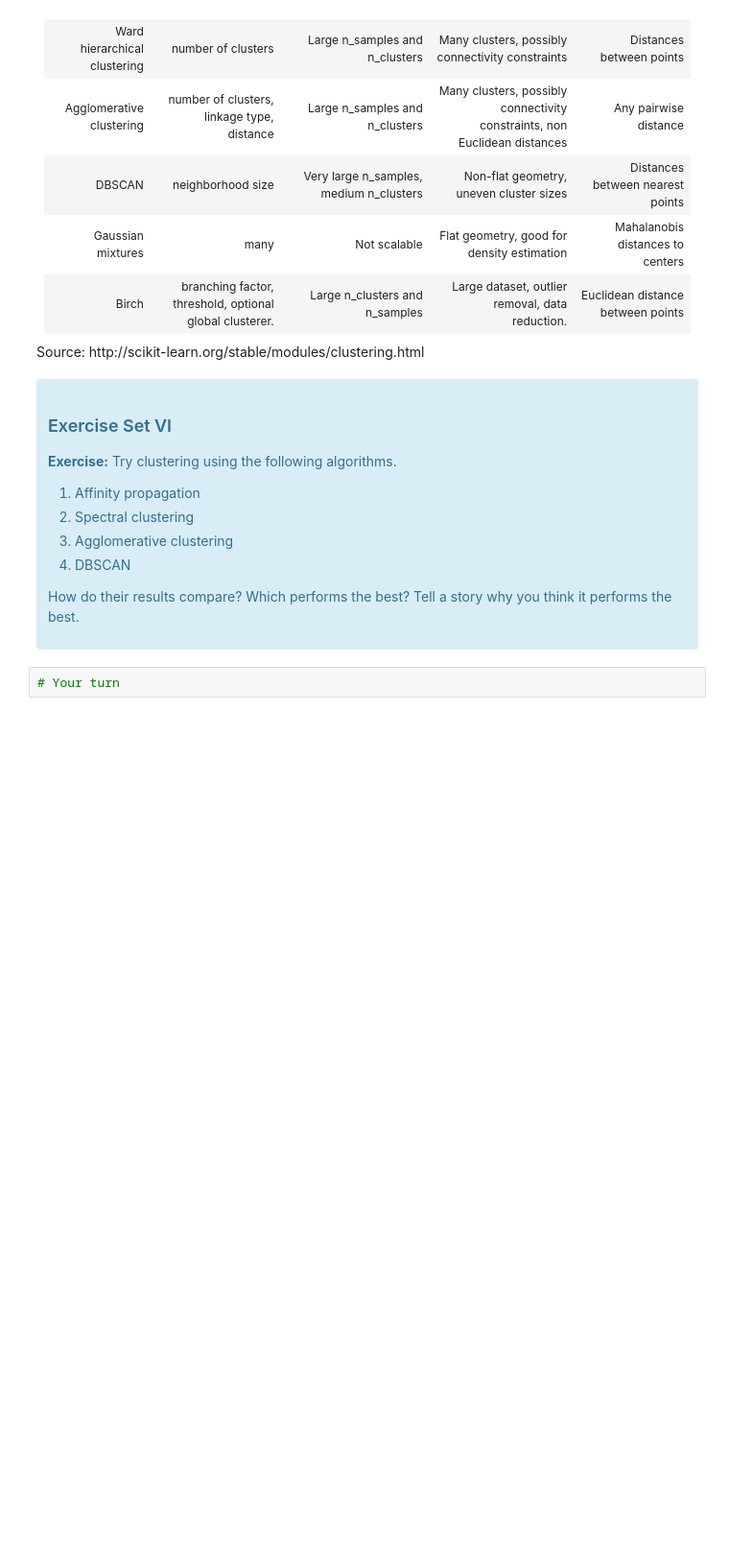
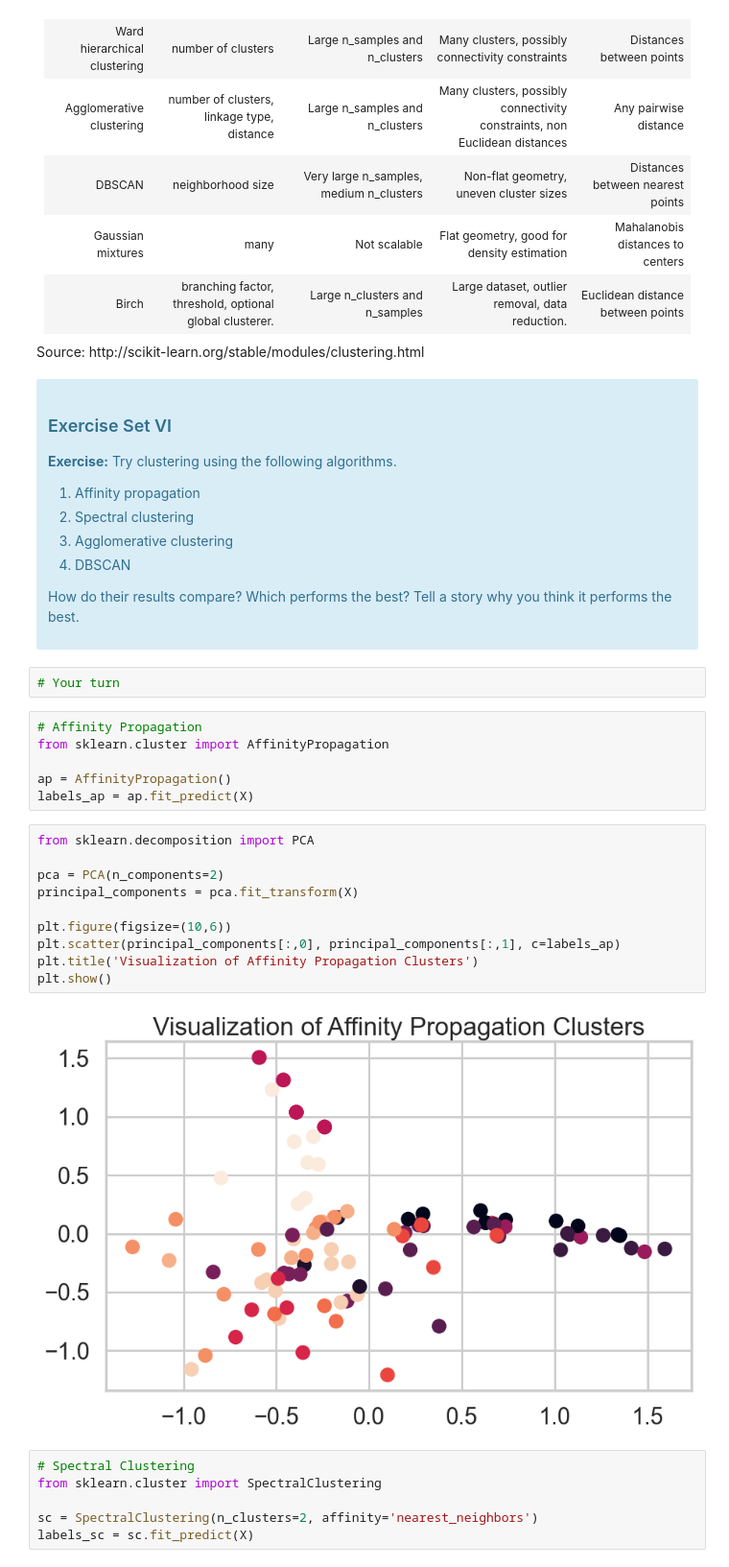
Before and after one commit to DawdlingDaedalus/mec-mini-projects, a Jupyter notebook: mec-16.2.6-clustering-mini-project/Mini_Project_Clustering.ipynb, the cells around one changed output. Shown at 96% size. Cells and saved outputs as stored; diff of their text form; blank space fills up the shorter version.

Commit message:
Update Clustering Notebook

```diff
--- a/mec-16.2.6-clustering-mini-project/Mini_Project_Clustering.ipynb
+++ b/mec-16.2.6-clustering-mini-project/Mini_Project_Clustering.ipynb
@@ -793,3 +790,27 @@ Source: http://scikit-learn.org/stable/modules/clustering.html
 </div>
 # %%
 # Your turn
+# %%
+# Affinity Propagation
+from sklearn.cluster import AffinityPropagation
+
+ap = AffinityPropagation()
+labels_ap = ap.fit_predict(X)
+# %%
+from sklearn.decomposition import PCA
+
+pca = PCA(n_components=2)
+principal_components = pca.fit_transform(X)
+
+plt.figure(figsize=(10,6))
+plt.scatter(principal_components[:,0], principal_components[:,1], c=labels_ap)
+plt.title('Visualization of Affinity Propagation Clusters')
+plt.show()
+# %% [output]
+[figure, added]
+# %%
+# Spectral Clustering
+from sklearn.cluster import SpectralClustering
+
+sc = SpectralClustering(n_clusters=2, affinity='nearest_neighbors')
+labels_sc = sc.fit_predict(X)
```
Also changed, not shown: parts of 11 cells of this notebook.
